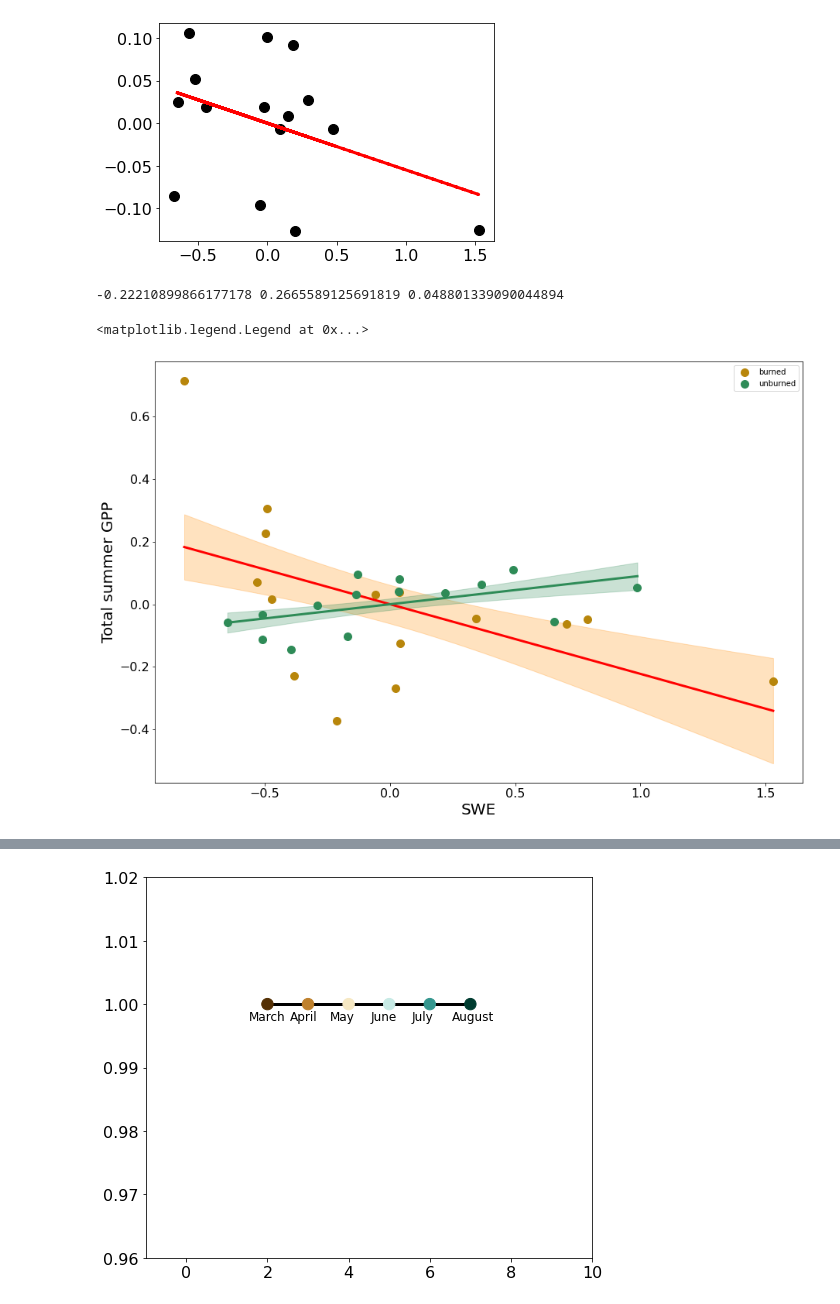
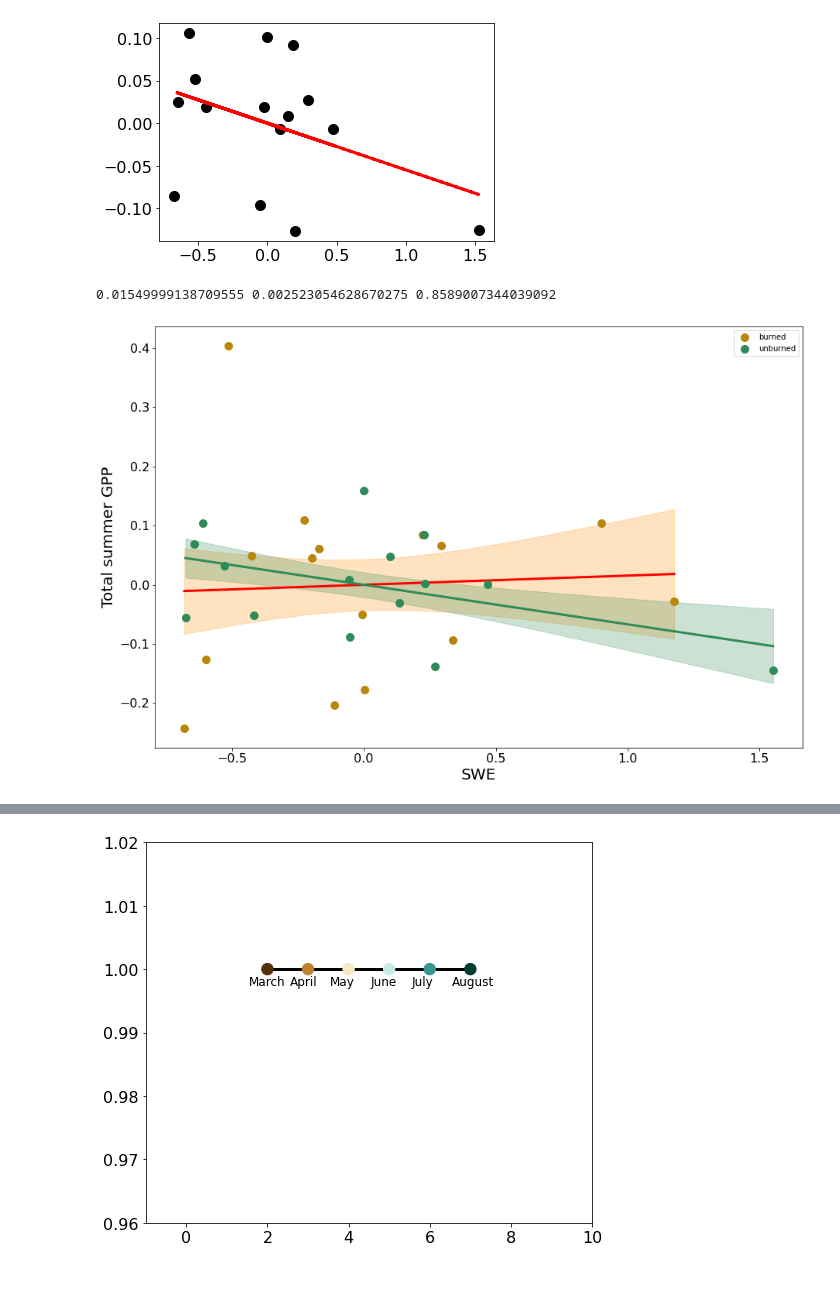
Before and after one commit to mariannecowherd/pe_snow_fires, a Jupyter notebook: scripts/avhrr_ndvi.ipynb, the cells around one changed output, grey strips where cells are left out. Drawn from its saved outputs; the diff is of its cells as text; code cells hidden in the pictures.

```diff
--- a/scripts/avhrr_ndvi.ipynb
+++ b/scripts/avhrr_ndvi.ipynb
@@ -86,8 +88,9 @@ for yr in range(2000,2016):
     swe = rxr.open_rasterio(data_dir + 'max_swe'+str(yr)+'.tif')
     swe = swe.rio.write_crs(sj.crs)
     clipped = swe.rio.clip(sj.geometry,all_touched=True)
+    clipped.rio.set_nodata(np.nan)
     swe_sj[yr]=clipped
-    out_fire = clipped.rio.clip(prev_fires.geometry,all_touched=True, from_disk=True, invert = True)
+    out_fire = clipped.rio.clip(prev_fires.geometry, from_disk=True, invert = True)
     swe_sj_unburned[yr]=out_fire
     in_fire = clipped.rio.clip(prev_fires.geometry, all_touched= True, from_disk = True)
     swe_sj_burned[yr]=in_fire
@@ -95,12 +98,12 @@ for yr in range(2000,2016):
     #SAI
     sai = rxr.open_rasterio(pe_data_dir + 'sai_'+str(yr)+'.tif')
     clipped = sai.rio.clip(sj.geometry,all_touched=True)
-
-    clipped[np.where(clipped==np.inf)]=np.nan
-    clipped[np.where(clipped>3000)]=np.nan
-    clipped[np.where(clipped<0)]=np.nan
+    clipped.rio.set_nodata(np.nan)
+    #clipped[np.where(clipped==np.inf)]=np.nan
+    #clipped[np.where(clipped>3000)]=np.nan
+    #clipped[np.where(clipped<0)]=np.nan
     sai_sj[yr]=clipped
-    out_fire= clipped.rio.clip(prev_fires.geometry,all_touched=True, from_disk=True, invert = True)
+    out_fire= clipped.rio.clip(prev_fires.geometry, from_disk=True, invert = True)
     sai_sj_unburned[yr] = out_fire
     in_fire = clipped.rio.clip(prev_fires.geometry, all_touched= True, from_disk = True)
     sai_sj_burned[yr]=in_fire
@@ -121,7 +124,7 @@ for yr in range(2000,2016):
             clipped[np.where(clipped>5000)] = np.nan
             gppmean = np.nanmean(clipped)
             gpp_all[mo]=clipped
-            out_fire= clipped.rio.clip(prev_fires.geometry,all_touched=True, from_disk=True, invert = True)
+            out_fire= clipped.rio.clip(prev_fires.geometry, from_disk=True, invert = True)
             in_fire = clipped.rio.clip(prev_fires.geometry, all_touched= True, from_disk = True)
             gpp_all_burned[mo]=in_fire
             gpp_all_unburned[mo]=out_fire
@@ -135,9 +138,10 @@ for yr in range(2000,2016):
     max_mo = np.nanargmax(gpp_means)+1
     gpp = rxr.open_rasterio(data_dir+'modis_clip_'+str(id)+'_'+str(max_mo)+'.tif')
     clipped = gpp.rio.clip(sj.geometry,all_touched=True)
+    clipped.rio.set_nodata(np.nan)
     clipped[np.where(clipped>5000)] = np.nan
     gpp_sj[yr]=clipped
-    out_fire= clipped.rio.clip(prev_fires.geometry,all_touched=True, from_disk=True, invert = True)
+    out_fire= clipped.rio.clip(prev_fires.geometry, from_disk=True, invert = True)
     in_fire = clipped.rio.clip(prev_fires.geometry, all_touched= True, from_disk = True)
     gpp_sj_burned[yr]=in_fire
     gpp_sj_unburned[yr]=out_fire
@@ -159,7 +163,8 @@ for yr in range(2000,2016):
     ndvi = rxr.open_rasterio(data_dir + 'pe_snow_fires_data/max-ndvi/max-ndvi-' + str(yr)+'.tif')
     #pe = pe.rio.write_crs(sj.crs)
     clipped = ndvi.rio.clip(sj.geometry,all_touched=True)
-    out_fire= clipped.rio.clip(prev_fires.geometry,all_touched=True, from_disk=True, invert = True)
+    clipped.rio.set_nodata(np.nan)
+    out_fire= clipped.rio.clip(prev_fires.geometry, from_disk=True, invert = True)
     in_fire = clipped.rio.clip(prev_fires.geometry, all_touched= True, from_disk = True, invert = False)
     ndvi_sj[yr]=clipped
     ndvi_sj_burned[yr]=in_fire
@@ -242,10 +365,9 @@ ax.plot(x,p(x),"r--")
 [<matplotlib.lines.Line2D at 0x...>]
 [figure]
 # %%
-plt.style.use(home_dir+'stylefile.mplstyle')
 f,ax=plt.subplots(figsize=(15,10))
 
-x = normalize(swe_means_burned)
+x = normalize(sai_means_burned)
 y = normalize(gpp_tot_means_burned)
 #x = swe_means_burned
 #y = gpp_means_burned
@@ -270,37 +392,36 @@ ax.plot(t, yi,'-',color='red')
 #ax.axis('tight')
 slope, intercept, r_value, p_value, std_err = stats.linregress(x, y)
 print(slope, r_value**2,p_value)
 
-x = normalize(swe_means_unburned)
+x = normalize(sai_means_unburned)
 y = normalize(gpp_means_unburned)
 ax.plot(x,y,'o',color='seagreen',label='unburned')
 n = 1  # degree of polynomial
 p, C_p = np.polyfit(x, y, n, cov=True)  # C_p is estimated covariance matrix
 
 # Do the interpolation for plotting:
 t = np.linspace(min(x), max(x), 500)
 TT = np.vstack([t**(n-i) for i in range(n+1)]).T
 yi = np.dot(TT, p)  # matrix multiplication calculates the polynomial values
 C_yi = np.dot(TT, np.dot(C_p, TT.T)) # C_y = TT*C_z*TT.T
 sig_yi = np.sqrt(np.diag(C_yi))  # Standard deviations are sqrt of diagonal
 
 ax.fill_between(t, yi+sig_yi, yi-sig_yi, alpha=.25,color='seagreen')
 ax.plot(t, yi,'-',color='seagreen')
 #ax.axis('tight')
 slope, intercept, r_value, p_value, std_err = stats.linregress(x, y)
 
 
 #z = np.polyfit(x, y, 1)
 #p = np.poly1d(z)
 #ax.plot(x,p(x),":",color='seagreen')
 ax.set_xlabel('SWE')
 ax.set_ylabel('Total summer GPP')
 ax.legend()
 plt.show()
 # %% [output]
--0.22210899866177178 0.2665589125691819 0.048801339090044894
+0.01549999138709555 0.002523054628670275 0.8589007344039092
-<matplotlib.legend.Legend at 0x...>
-[figure, old version]
+[figure, new version]
 # %%
 for yr in range(2000,2016):
     tmp=sai_sj_unburned[yr][0,:,:]
```
Also changed, not shown: parts of 5 cells of this notebook.
